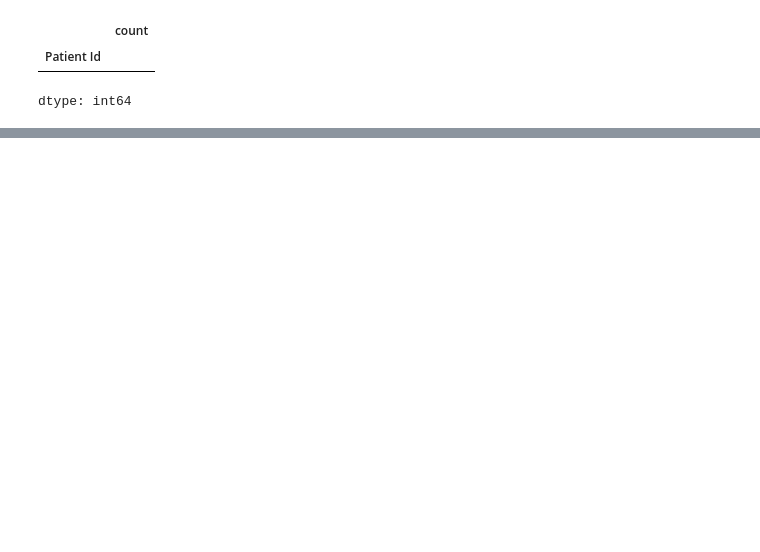
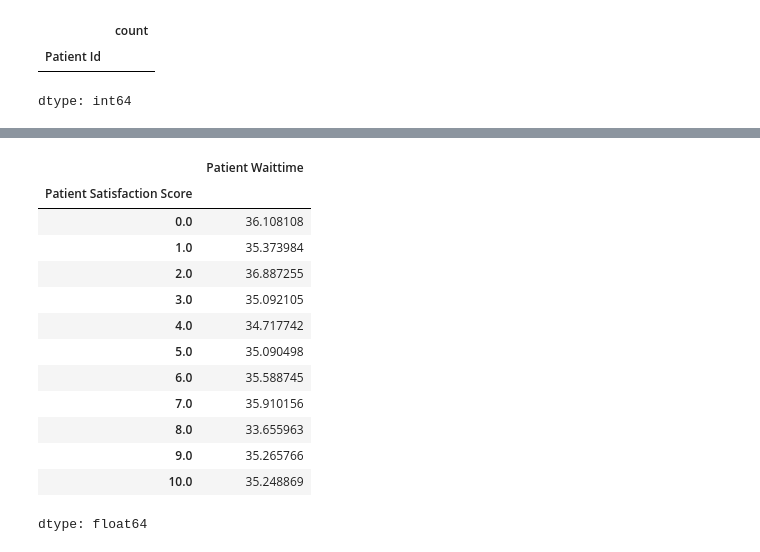
Before and after one commit to christeenwagdy758-ops/healthcare_analytics_patient_flow_data., a Jupyter notebook: healthcare_analytics_patient_flow_data.ipynb, the cells around one changed output, grey strips where cells are left out. Cells and saved outputs as stored; diff of their text form; code cells hidden in the pictures; blank space fills up the shorter version.

```diff
--- a/healthcare_analytics_patient_flow_data.ipynb
+++ b/healthcare_analytics_patient_flow_data.ipynb
@@ -256,3 +278,20 @@ dtype: int64
+# %%
+df.groupby('Patient Satisfaction Score')['Patient Waittime'].mean()
+# %% [output]
+|  | Patient Waittime |
+| Patient Satisfaction Score |  |
+| 0.0 | 36.108108 |
+| 1.0 | 35.373984 |
+| 2.0 | 36.887255 |
+| 3.0 | 35.092105 |
+| 4.0 | 34.717742 |
+| 5.0 | 35.090498 |
+| 6.0 | 35.588745 |
+| 7.0 | 35.910156 |
+| 8.0 | 33.655963 |
+| 9.0 | 35.265766 |
+| 10.0 | 35.248869 |
+dtype: float64
 # %%
 df.to_csv('healthcare_analytics_patient_flow_data.csv', index=False)
 # %%
```
Also changed, not shown: parts of 4 cells of this notebook.
